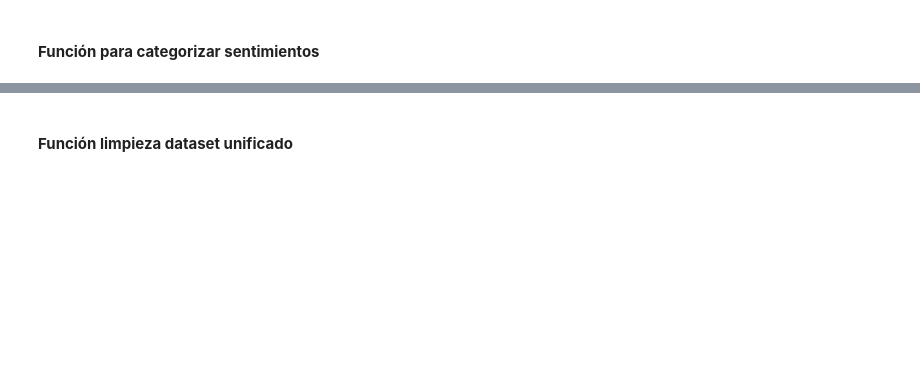
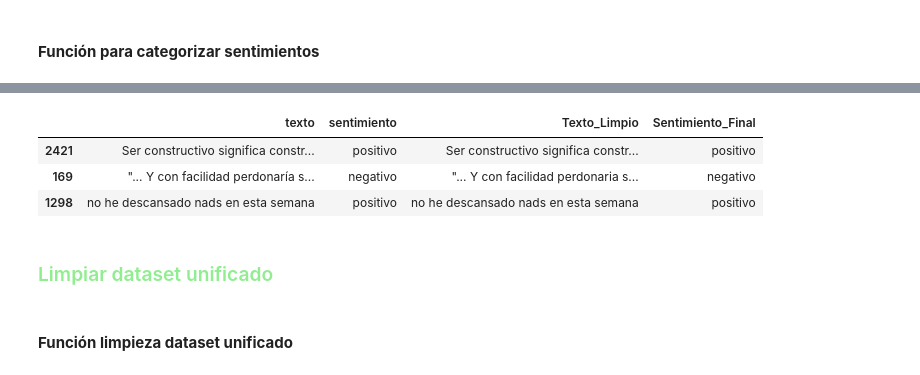
Before and after one commit to ml-punto-tech/sentiment-api, a Jupyter notebook: data-science/notebooks/Procesamiento_y_Clasificacion_de_Datos_SentimentAPI_enero.ipynb, the cells around one changed output, grey strips where cells are left out. Saved outputs shown, nothing was run; the diff lists cells and outputs as text; code cells hidden in the pictures; blank space fills up the shorter version.

```diff
--- a/data-science/notebooks/Procesamiento_y_Clasificacion_de_Datos_SentimentAPI_enero.ipynb
+++ b/data-science/notebooks/Procesamiento_y_Clasificacion_de_Datos_SentimentAPI_enero.ipynb
@@ -411,20 +428,3 @@ def categorizar_sentimiento(sentimiento, positivos, negativos, neutros):
     else:
         # Devolvemos None para posterior filtrado
         return None
-
-# Aplicar y filtrar
-df1_clean['Sentimiento_Final'] = df1_clean['sentimiento'].apply(
-    lambda x: categorizar_sentimiento(x, positivos, negativos, neutros)
-)
-
-# Renombrar en data2_clean la columna sentimiento a Sentimiento_Final
-df2_clean.rename({'sentimiento':'Sentimiento_Final'}, axis=1, inplace=True)
-
-# FILTRAR los que no pudieron categorizarse
-df1_categorized = df1_clean[df1_clean['Sentimiento_Final'].notna()].copy().reset_index(drop=True)
-print(f"Registros antes de filtrar no categorizados: {len(df1_clean)}")
-print(f"Registros después de filtrar no categorizados: {len(df1_categorized)}")
-
-df1_categorized.sample(3)
-
-df2_categorized = df2_clean.copy()
@@ -433,0 +447,16 @@ Registros después de filtrar no categorizados: 732
+# %%
+
+df1_clean['Sentimiento_Final'] = df1_clean['sentimiento'].apply(
+    lambda x: categorizar_sentimiento(x, positivos, negativos, neutros)
+)
+
+df1_categorized = df1_clean[df1_clean['Sentimiento_Final'].notna()].copy()
+
+df2_clean['Sentimiento_Final'] = df2_clean['sentimiento'].apply(
+    lambda x: categorizar_sentimiento(x, positivos, negativos, neutros)
+)
+
+df2_categorized = df2_clean[df2_clean['Sentimiento_Final'].notna()].copy()
+
+print(f"✅ df1: {len(df1_categorized)} registros categorizados")
+print(f"✅ df2: {len(df2_categorized)} registros categorizados")
@@ -434,3 +473,12 @@ Registros después de filtrar no categorizados: 732
+# %%
+df2_clean.sample(3)
+# %% [output]
+|  | texto | sentimiento | Texto_Limpio | Sentimiento_Final |
+| 2421 | Ser constructivo significa constr... | positivo | Ser constructivo significa constr... | positivo |
+| 169 | "... Y con facilidad perdonaría s... | negativo | "... Y con facilidad perdonaria s... | negativo |
+| 1298 | no he descansado nads en esta semana | positivo | no he descansado nads en esta semana | positivo |
+# %% [markdown]
+### <font color=lightgreen size=12>Limpiar dataset unificado</font>
 # %% [markdown]
 #### **Función limpieza dataset unificado**
 # %%
```
Also changed, not shown: parts of 23 cells of this notebook, 1 other file.
